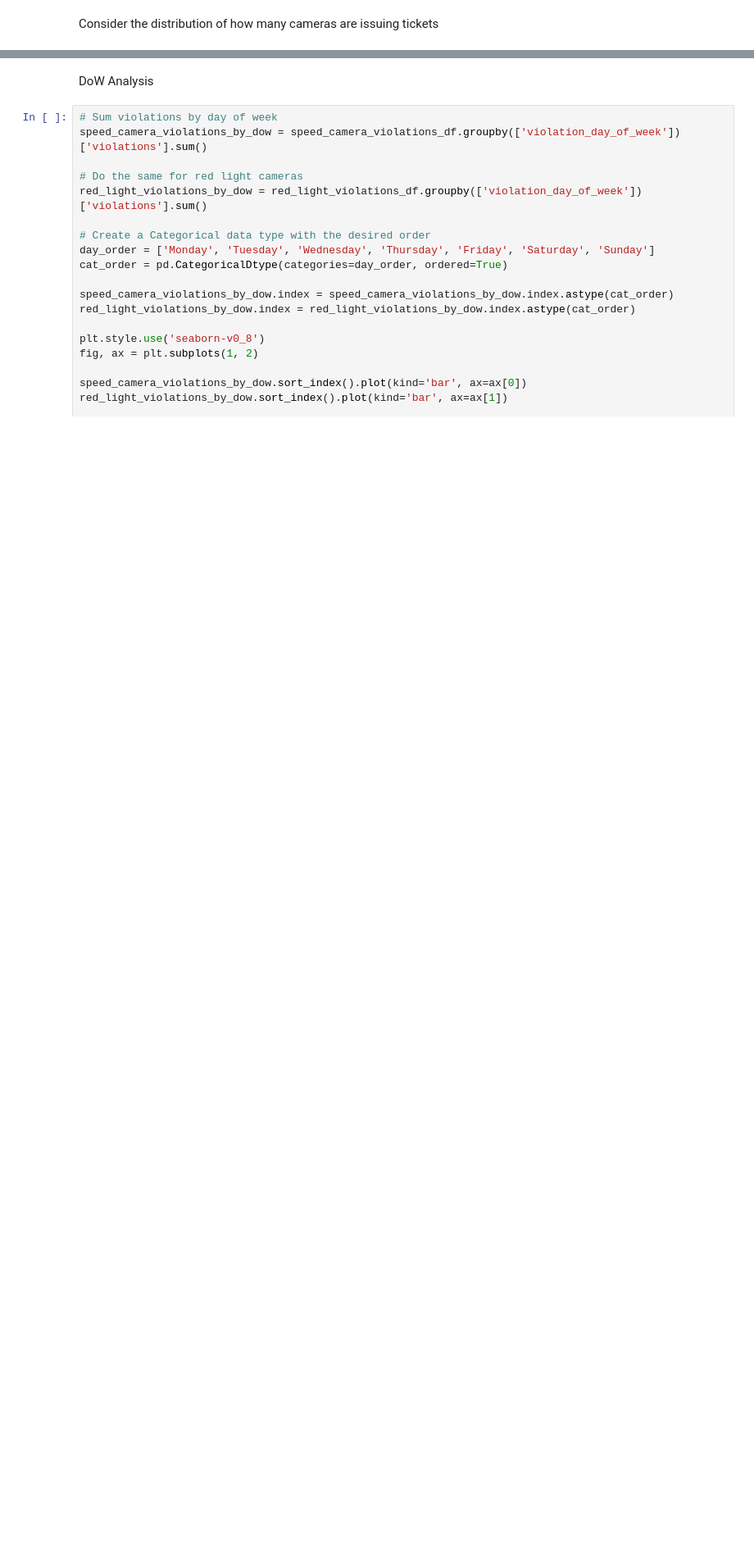
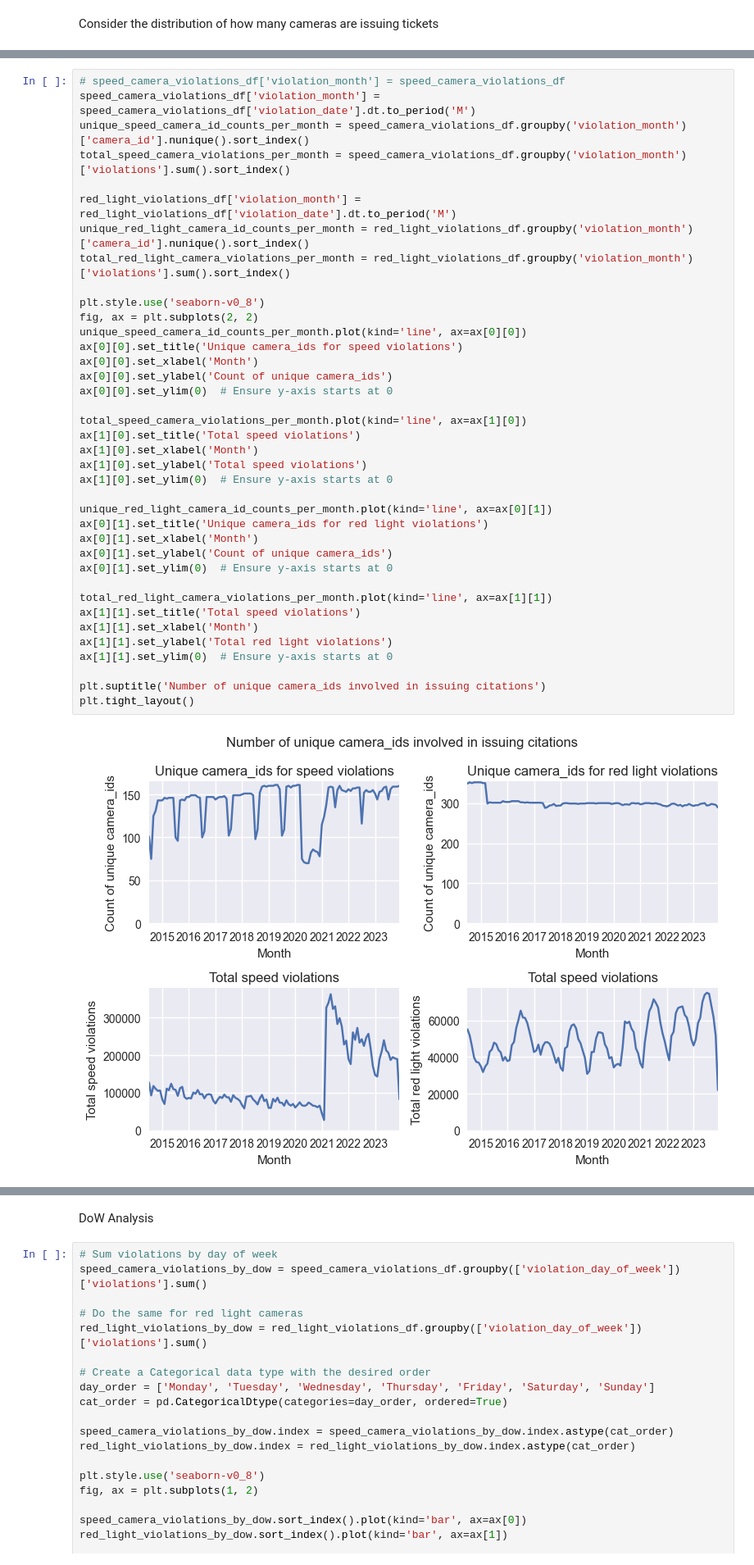
Before and after one commit to crmueller100/chicago-traffic-violations, a Jupyter notebook: analysis.ipynb, the cells around one changed output, grey strips where cells are left out. Shown: that part at 82% size. Saved outputs shown, nothing was run; the diff lists cells and outputs as text; blank space fills up the shorter version.

```diff
--- a/analysis.ipynb
+++ b/analysis.ipynb
@@ -91,0 +99,40 @@ They add more cameras over time, so we need to calculate how many new cameras th
+# %%
+# speed_camera_violations_df['violation_month'] = speed_camera_violations_df
+speed_camera_violations_df['violation_month'] = speed_camera_violations_df['violation_date'].dt.to_period('M')
+unique_speed_camera_id_counts_per_month = speed_camera_violations_df.groupby('violation_month')['camera_id'].nunique().sort_index()
+total_speed_camera_violations_per_month = speed_camera_violations_df.groupby('violation_month')['violations'].sum().sort_index()
+
+red_light_violations_df['violation_month'] = red_light_violations_df['violation_date'].dt.to_period('M')
+unique_red_light_camera_id_counts_per_month = red_light_violations_df.groupby('violation_month')['camera_id'].nunique().sort_index()
+total_red_light_camera_violations_per_month = red_light_violations_df.groupby('violation_month')['violations'].sum().sort_index()
+
+plt.style.use('seaborn-v0_8')
+fig, ax = plt.subplots(2, 2)
+unique_speed_camera_id_counts_per_month.plot(kind='line', ax=ax[0][0])
+ax[0][0].set_title('Unique camera_ids for speed violations')
+ax[0][0].set_xlabel('Month')
+ax[0][0].set_ylabel('Count of unique camera_ids')
+ax[0][0].set_ylim(0)  # Ensure y-axis starts at 0
+
+total_speed_camera_violations_per_month.plot(kind='line', ax=ax[1][0])
+ax[1][0].set_title('Total speed violations')
+ax[1][0].set_xlabel('Month')
+ax[1][0].set_ylabel('Total speed violations')
+ax[1][0].set_ylim(0)  # Ensure y-axis starts at 0
+
+unique_red_light_camera_id_counts_per_month.plot(kind='line', ax=ax[0][1])
+ax[0][1].set_title('Unique camera_ids for red light violations')
+ax[0][1].set_xlabel('Month')
+ax[0][1].set_ylabel('Count of unique camera_ids')
+ax[0][1].set_ylim(0)  # Ensure y-axis starts at 0
+
+total_red_light_camera_violations_per_month.plot(kind='line', ax=ax[1][1])
+ax[1][1].set_title('Total speed violations')
+ax[1][1].set_xlabel('Month')
+ax[1][1].set_ylabel('Total red light violations')
+ax[1][1].set_ylim(0)  # Ensure y-axis starts at 0
+
+plt.suptitle('Number of unique camera_ids involved in issuing citations')
+plt.tight_layout()
+# %% [output]
+[figure, added]
```
Also changed, not shown: parts of 13 cells of this notebook.
